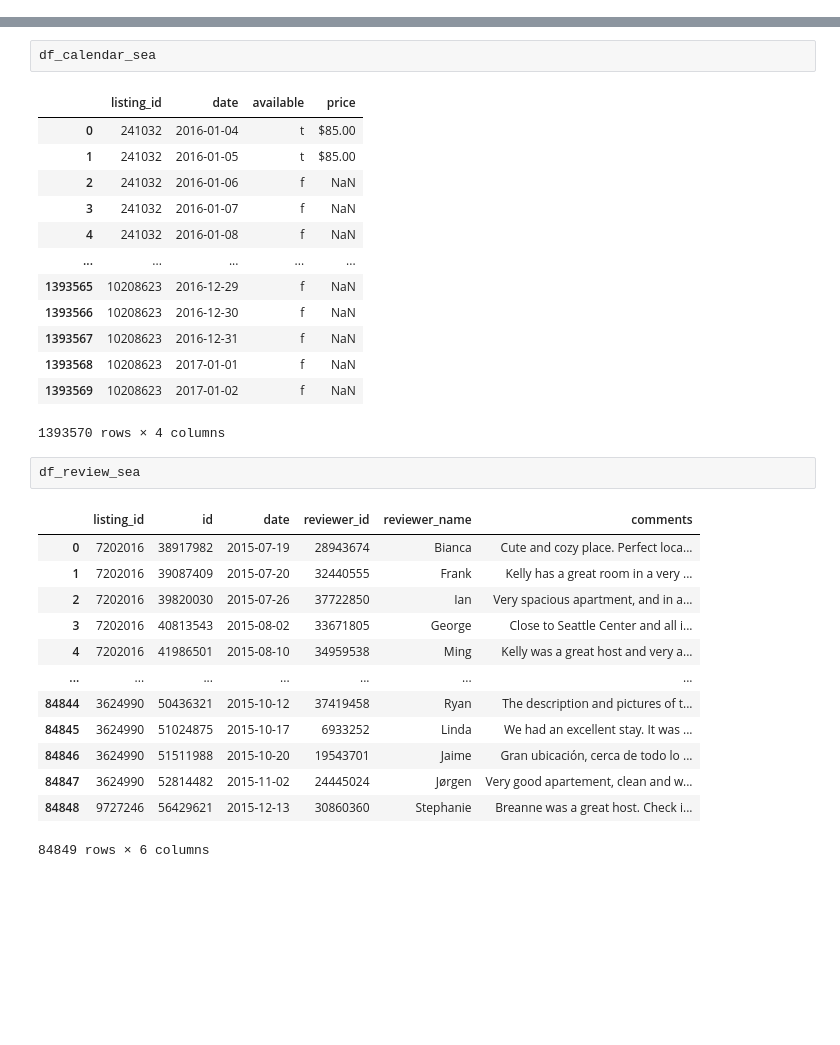
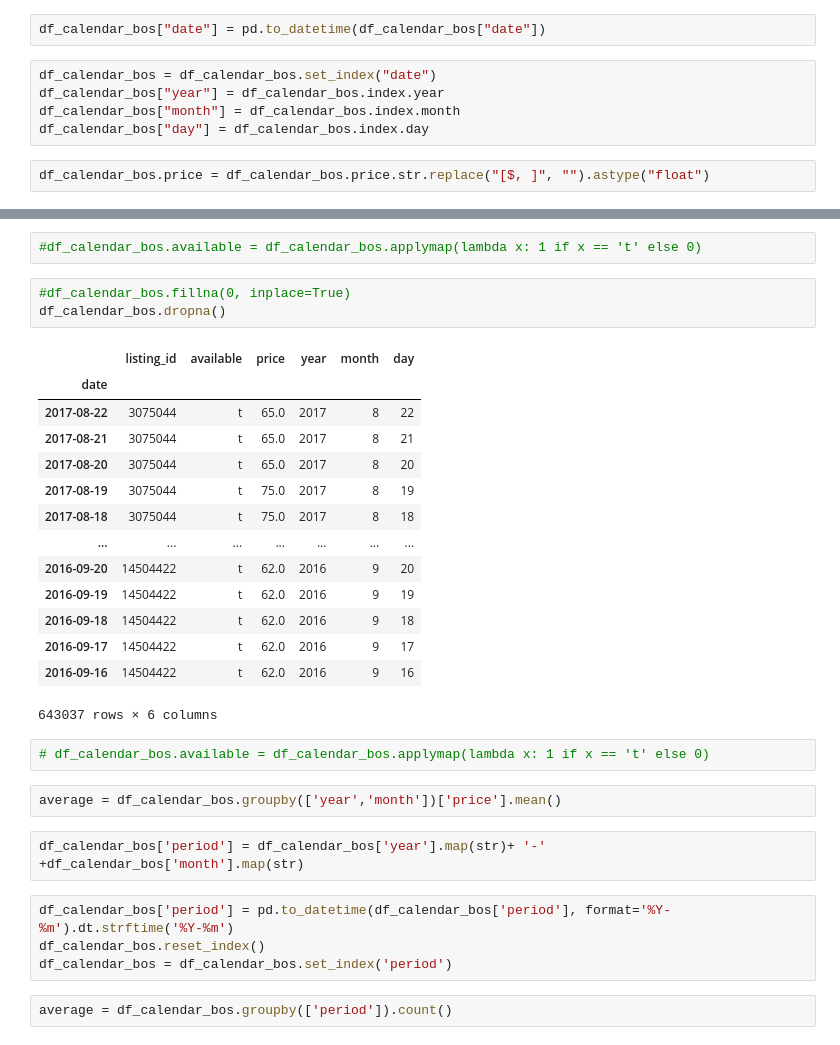
Before and after one commit to ivanmang/Airbnb-data-analysis, a Jupyter notebook: airbnb.ipynb, the cells around one changed output, grey strips where cells are left out. Cells and saved outputs as stored; diff of their text form; blank space fills up the shorter version.

```diff
--- a/airbnb.ipynb
+++ b/airbnb.ipynb
@@ -31 +54,10 @@ df_listings_bos
+# %%
+df_calendar_bos["date"] = pd.to_datetime(df_calendar_bos["date"])
+# %%
+df_calendar_bos = df_calendar_bos.set_index("date")
+df_calendar_bos["year"] = df_calendar_bos.index.year
+df_calendar_bos["month"] = df_calendar_bos.index.month
+df_calendar_bos["day"] = df_calendar_bos.index.day
+# %%
+df_calendar_bos.price = df_calendar_bos.price.str.replace("[$, ]", "").astype("float")
 # %%
@@ -79,32 +78,32 @@ df_listings_sea
-# %%
-df_calendar_sea
-# %% [output]
-|  | listing_id | date | available | price |
-| 0 | 241032 | 2016-01-04 | t | $85.00 |
-| 1 | 241032 | 2016-01-05 | t | $85.00 |
-| 2 | 241032 | 2016-01-06 | f | NaN |
-| 3 | 241032 | 2016-01-07 | f | NaN |
-| 4 | 241032 | 2016-01-08 | f | NaN |
-| ... | ... | ... | ... | ... |
-| 1393565 | 10208623 | 2016-12-29 | f | NaN |
-| 1393566 | 10208623 | 2016-12-30 | f | NaN |
-| 1393567 | 10208623 | 2016-12-31 | f | NaN |
-| 1393568 | 10208623 | 2017-01-01 | f | NaN |
-| 1393569 | 10208623 | 2017-01-02 | f | NaN |
-1393570 rows × 4 columns
-# %%
-df_review_sea
-# %% [output]
-|  | listing_id | id | date | reviewer_id | reviewer_name | comments |
-| 0 | 7202016 | 38917982 | 2015-07-19 | 28943674 | Bianca | Cute and cozy place. Perfect loca... |
-| 1 | 7202016 | 39087409 | 2015-07-20 | 32440555 | Frank | Kelly has a great room in a very ... |
-| 2 | 7202016 | 39820030 | 2015-07-26 | 37722850 | Ian | Very spacious apartment, and in a... |
-| 3 | 7202016 | 40813543 | 2015-08-02 | 33671805 | George | Close to Seattle Center and all i... |
-| 4 | 7202016 | 41986501 | 2015-08-10 | 34959538 | Ming | Kelly was a great host and very a... |
-| ... | ... | ... | ... | ... | ... | ... |
-| 84844 | 3624990 | 50436321 | 2015-10-12 | 37419458 | Ryan | The description and pictures of t... |
-| 84845 | 3624990 | 51024875 | 2015-10-17 | 6933252 | Linda | We had an excellent stay. It was ... |
-| 84846 | 3624990 | 51511988 | 2015-10-20 | 19543701 | Jaime | Gran ubicación, cerca de todo lo ... |
-| 84847 | 3624990 | 52814482 | 2015-11-02 | 24445024 | Jørgen | Very good apartement, clean and w... |
-| 84848 | 9727246 | 56429621 | 2015-12-13 | 30860360 | Stephanie | Breanne was a great host. Check i... |
-84849 rows × 6 columns
+# %%
+#df_calendar_bos.available = df_calendar_bos.applymap(lambda x: 1 if x == 't' else 0)
+# %%
+#df_calendar_bos.fillna(0, inplace=True)
+df_calendar_bos.dropna()
+# %% [output]
+|  | listing_id | available | price | year | month | day |
+| date |  |  |  |  |  |  |
+| 2017-08-22 | 3075044 | t | 65.0 | 2017 | 8 | 22 |
+| 2017-08-21 | 3075044 | t | 65.0 | 2017 | 8 | 21 |
+| 2017-08-20 | 3075044 | t | 65.0 | 2017 | 8 | 20 |
+| 2017-08-19 | 3075044 | t | 75.0 | 2017 | 8 | 19 |
+| 2017-08-18 | 3075044 | t | 75.0 | 2017 | 8 | 18 |
+| ... | ... | ... | ... | ... | ... | ... |
+| 2016-09-20 | 14504422 | t | 62.0 | 2016 | 9 | 20 |
+| 2016-09-19 | 14504422 | t | 62.0 | 2016 | 9 | 19 |
+| 2016-09-18 | 14504422 | t | 62.0 | 2016 | 9 | 18 |
+| 2016-09-17 | 14504422 | t | 62.0 | 2016 | 9 | 17 |
+| 2016-09-16 | 14504422 | t | 62.0 | 2016 | 9 | 16 |
+643037 rows × 6 columns
+# %%
+# df_calendar_bos.available = df_calendar_bos.applymap(lambda x: 1 if x == 't' else 0)
+# %%
+average = df_calendar_bos.groupby(['year','month'])['price'].mean()
+# %%
+df_calendar_bos['period'] = df_calendar_bos['year'].map(str)+ '-' +df_calendar_bos['month'].map(str)
+# %%
+df_calendar_bos['period'] = pd.to_datetime(df_calendar_bos['period'], format='%Y-%m').dt.strftime('%Y-%m')
+df_calendar_bos.reset_index()
+df_calendar_bos = df_calendar_bos.set_index('period')
+# %%
+average = df_calendar_bos.groupby(['period']).count()
```
Also changed, not shown: parts of 16 cells of this notebook, 1 other file.
